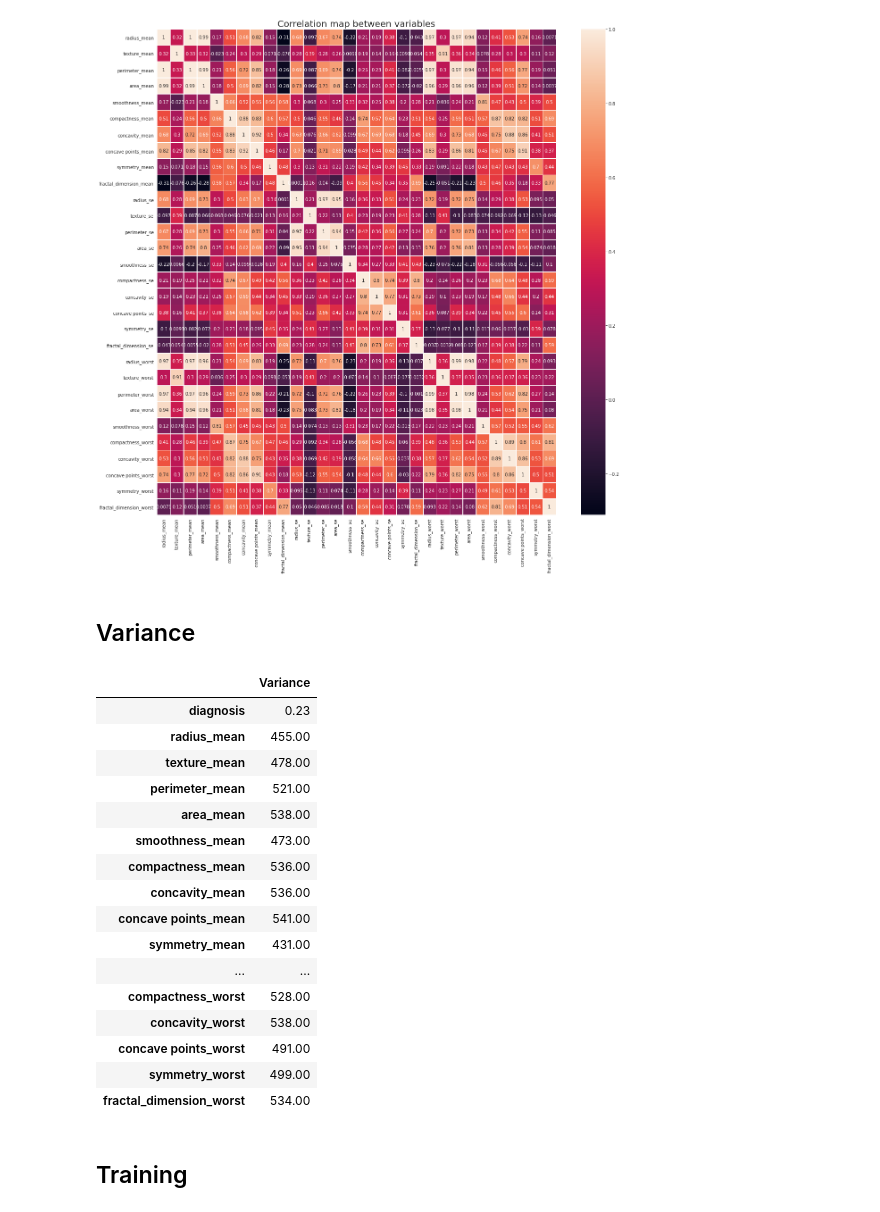
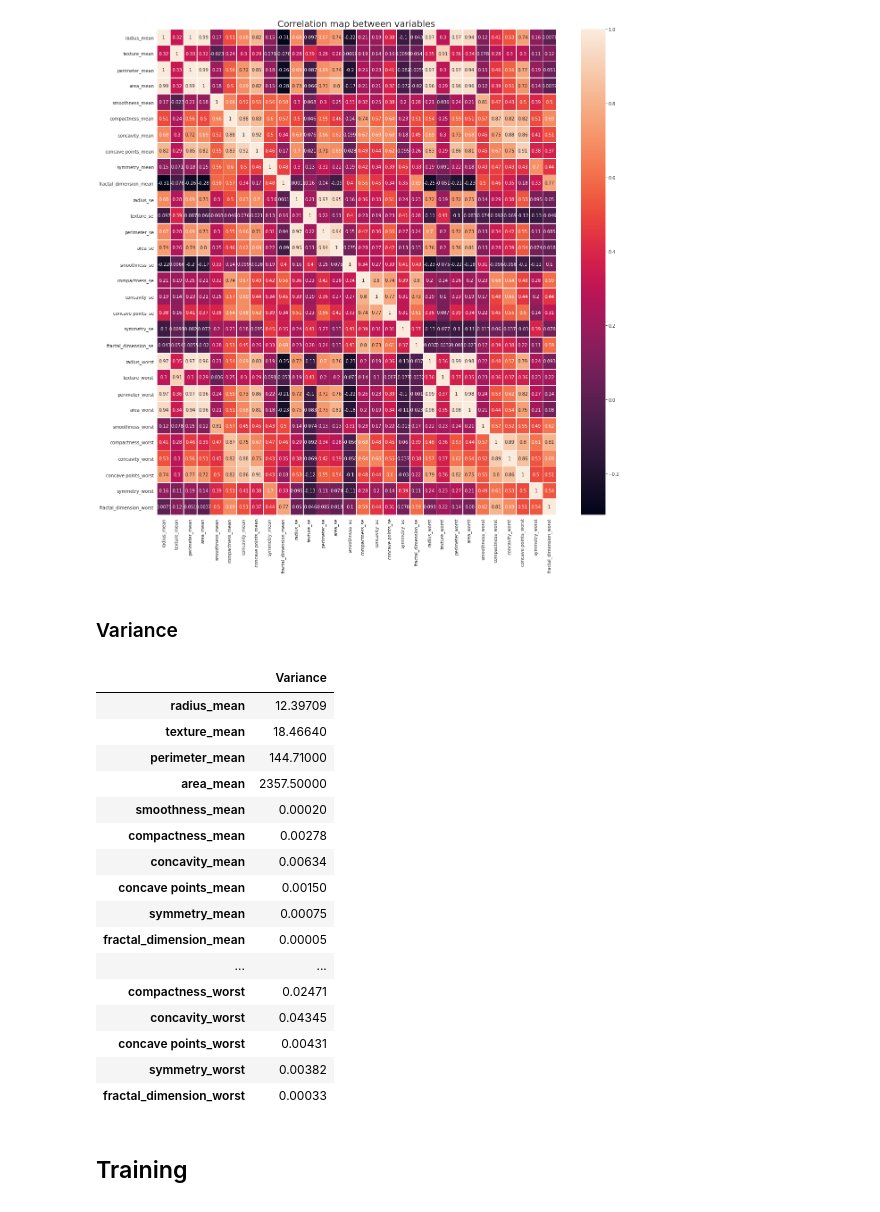
Before and after one commit to garaujo94/breast-cancer-diagnostic, a Jupyter notebook: notebooks/KNN.ipynb, the cells around one changed output. Cells and saved outputs as stored; diff of their text form; code cells hidden in the pictures.

```diff
--- a/notebooks/KNN.ipynb
+++ b/notebooks/KNN.ipynb
@@ -98,33 +106,33 @@ ax;
 # %% [output]
 [figure]
 # %% [markdown]
-## Variance
+### Variance
 # %%
 from sklearn.feature_selection import VarianceThreshold
 from sklearn.preprocessing import LabelEncoder
 
 Var = VarianceThreshold()
-Var.fit(df.apply(LabelEncoder().fit_transform))
+Var.fit(df.drop(columns=['diagnosis']))
 
-pd.DataFrame(data = Var.variances_.round(2), index=df.columns, columns=['Variance'])
+pd.DataFrame(data = Var.variances_.round(5), index=df.drop(columns=['diagnosis']).columns, columns=['Variance'])
 # %% [output]
 |  | Variance |
-| diagnosis | 0.23 |
-| radius_mean | 455.00 |
-| texture_mean | 478.00 |
-| perimeter_mean | 521.00 |
-| area_mean | 538.00 |
-| smoothness_mean | 473.00 |
-| compactness_mean | 536.00 |
-| concavity_mean | 536.00 |
-| concave points_mean | 541.00 |
-| symmetry_mean | 431.00 |
+| radius_mean | 12.39709 |
+| texture_mean | 18.46640 |
+| perimeter_mean | 144.71000 |
+| area_mean | 2357.50000 |
+| smoothness_mean | 0.00020 |
+| compactness_mean | 0.00278 |
+| concavity_mean | 0.00634 |
+| concave points_mean | 0.00150 |
+| symmetry_mean | 0.00075 |
+| fractal_dimension_mean | 0.00005 |
 | ... | ... |
-| compactness_worst | 528.00 |
-| concavity_worst | 538.00 |
-| concave points_worst | 491.00 |
-| symmetry_worst | 499.00 |
-| fractal_dimension_worst | 534.00 |
+| compactness_worst | 0.02471 |
+| concavity_worst | 0.04345 |
+| concave points_worst | 0.00431 |
+| symmetry_worst | 0.00382 |
+| fractal_dimension_worst | 0.00033 |
 # %% [markdown]
 ## Training
 # %%
```
Also changed, not shown: parts of 11 cells of this notebook, 8 other files.
